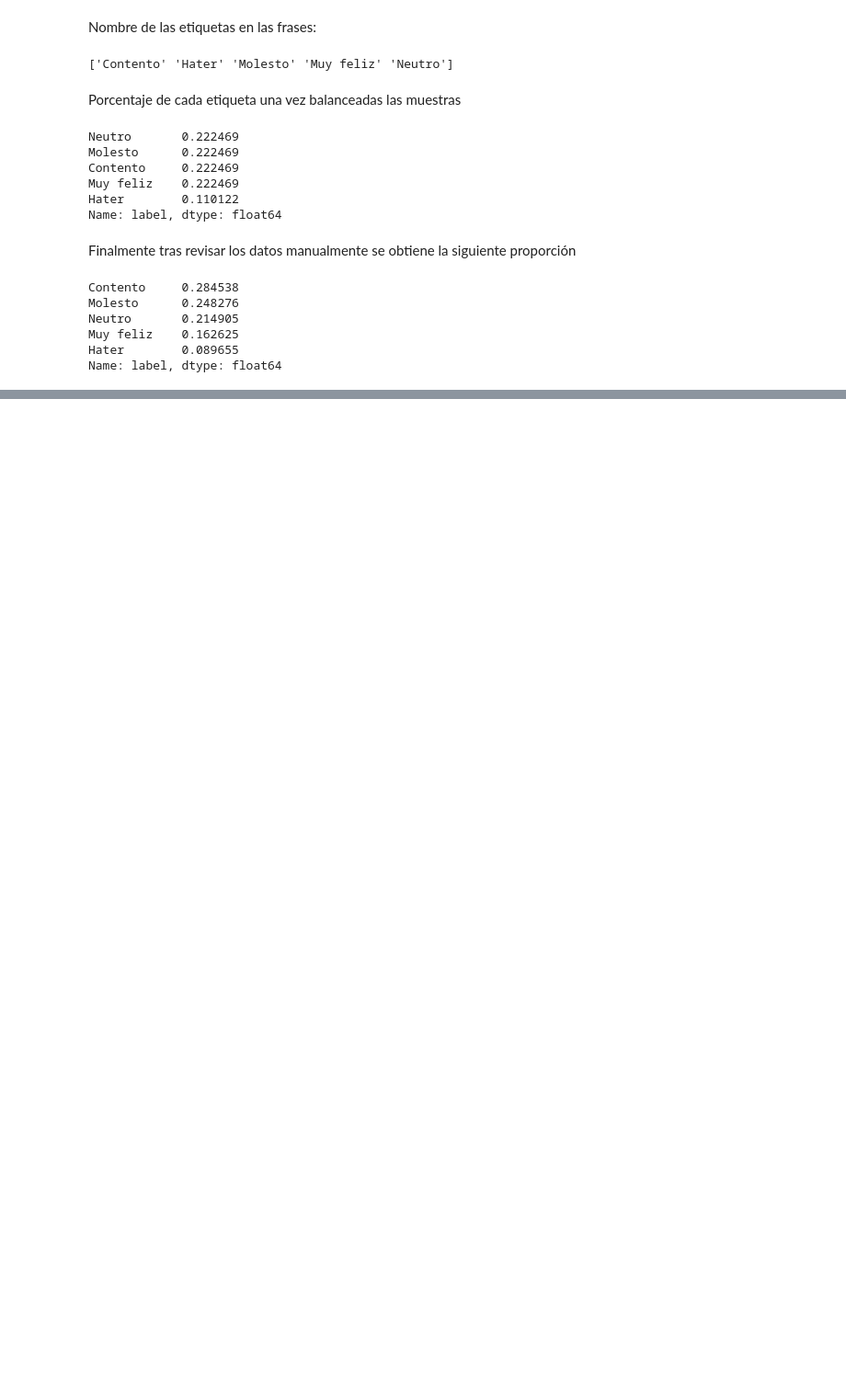
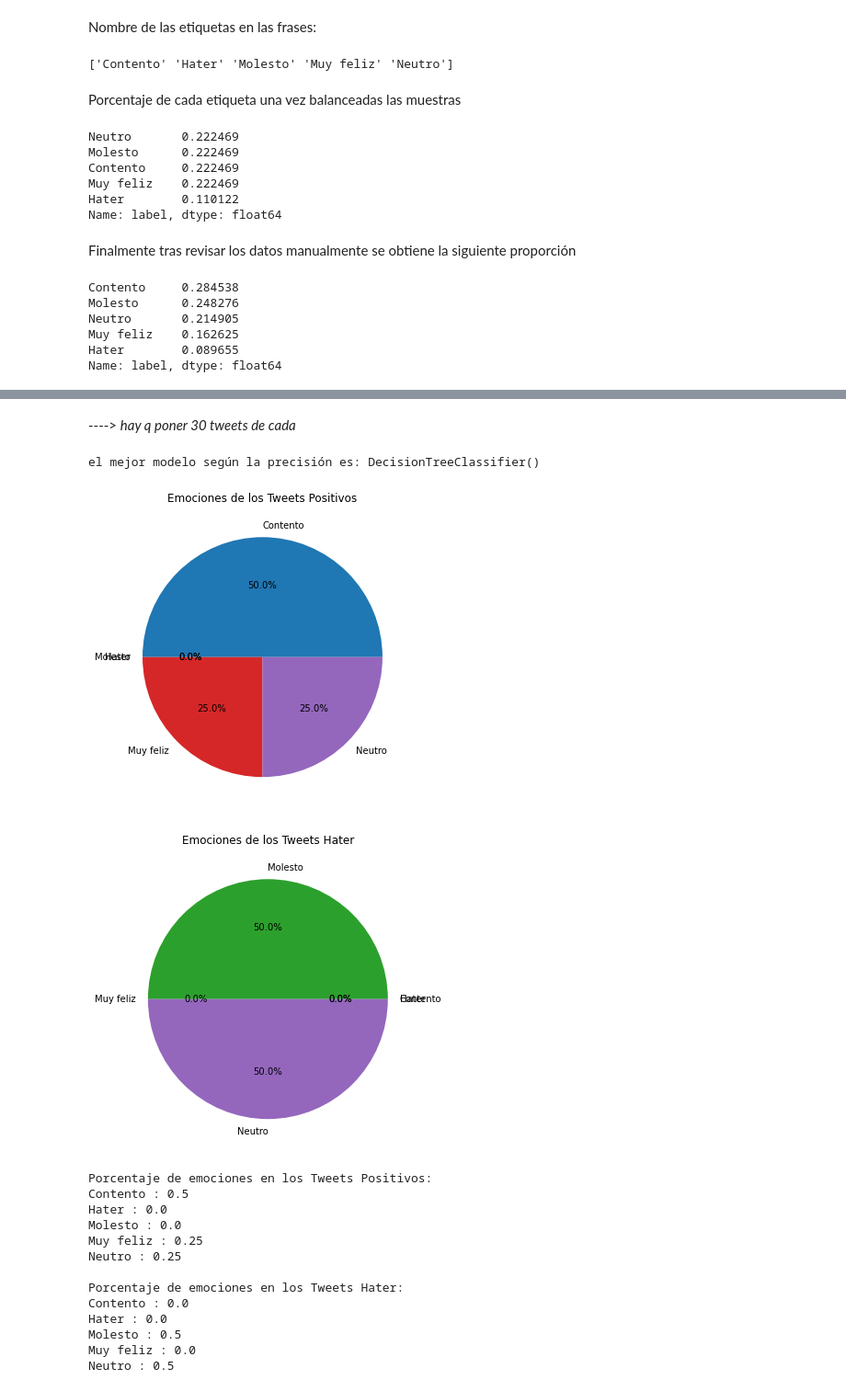
Before and after one commit to alejandromd/Analisis-De-Sentimientos, a Jupyter notebook: Proyecto.ipynb, the cells around one changed output, grey strips where cells are left out. Shown at 92% size. Cells and saved outputs as stored; diff of their text form; code cells hidden in the pictures; blank space fills up the shorter version.

```diff
--- a/Proyecto.ipynb
+++ b/Proyecto.ipynb
@@ -289,0 +418,11 @@ Name: label, dtype: float64
+# %%
+# Entrenar el modelo k-NN
+knn = KNeighborsClassifier()
+knn.fit(X_train, y_train)
+
+# Realizar predicciones en el conjunto de prueba
+predicciones = knn.predict(X_test)
+
+# Calcular la precisión del modelo
+precision = accuracy_score(y_test, predicciones)
+print("Precisión del modelo kNN:", precision)
@@ -289,0 +437,69 @@ Name: label, dtype: float64
+# %% [markdown]
+----> *hay q poner 30 tweets de cada*
+# %%
+print("el mejor modelo según la precisión es:",modelo)
+# %% [output]
+el mejor modelo según la precisión es: DecisionTreeClassifier()
+# %%
+# Obtener los últimos 30 tweets de la persona con mala fama (hater)
+tweets_hater = ['A reminder: the people in power don’t need conferences, treaties or agreements to start taking real climate action. They can start today.When enough people come together then change will come and we can achieve almost anything. So instead of looking for hope - start creating it.',
+'1/3 We live in a time of a climate emergency. We dont accept the status quo. We stop. We pause. We regenerate and restore. We create enough basic services for all.']
+
+# Obtener los últimos 30 tweets de la persona con valoración social positiva
+tweets_positivos = ['Which is your favourite?Tell me in the comments below 👇 Get the @livescore app and never miss a goal',
+'Great team spirit to come back and win it!Big thank you to the fans that stood with us when we most needed ! 🙌🏻 💛💙',
+'Proud to extend my partnership with @herbalife as we enter a new era together. Thank you for fueling my performance over the years in the gym and on the field #CR7Drive #LiveYourBestLife'
+'For a chance to win my signed shirt, enter below and download the free @livescore app',
+'Excited to visit the new @_Jacobandco boutique in Riyad, Saudi Arabia! Thank you Jacob Arabo for the warm welcome.']
+
+# Entrenar el modelo seleccionado
+modelo.fit(X_train, y_train)
+
+# Realizar predicciones en los tweets positivos
+predicciones_positivos = modelo.predict(vectorizer.transform(tweets_positivos))
+
+# Realizar predicciones en los tweets hater
+predicciones_hater = modelo.predict(vectorizer.transform(tweets_hater))
+
+# Calcular el porcentaje de cada etiqueta en las predicciones de los tweets positivos
+porcentaje_positivos = {etiqueta: (predicciones_positivos == etiqueta).mean() for etiqueta in modelo.classes_}
+
+# Calcular el porcentaje de cada etiqueta en las predicciones de los tweets hater
+porcentaje_hater = {etiqueta: (predicciones_hater == etiqueta).mean() for etiqueta in modelo.classes_}
+
+# Generar el pie chart de las emociones de los tweets positivos
+plt.figure(figsize=(6, 6))
+plt.pie(list(porcentaje_positivos.values()), labels=list(porcentaje_positivos.keys()), autopct='%1.1f%%')
+plt.title("Emociones de los Tweets Positivos")
+plt.show()
+
+# Generar el pie chart de las emociones de los tweets hater
+plt.figure(figsize=(6, 6))
+plt.pie(list(porcentaje_hater.values()), labels=list(porcentaje_hater.keys()), autopct='%1.1f%%')
+plt.title("Emociones de los Tweets Hater")
+plt.show()
+
+# Imprimir los resultados
+print("Porcentaje de emociones en los Tweets Positivos:")
+for etiqueta, porcentaje in porcentaje_positivos.items():
+    print(etiqueta, ":", porcentaje)
+
+print("\nPorcentaje de emociones en los Tweets Hater:")
+for etiqueta, porcentaje in porcentaje_hater.items():
+    print(etiqueta, ":", porcentaje)
+# %% [output]
+[figure, added]
+[figure, added]
+Porcentaje de emociones en los Tweets Positivos:
+Contento : 0.5
+Hater : 0.0
+Molesto : 0.0
+Muy feliz : 0.25
+Neutro : 0.25
+
+Porcentaje de emociones en los Tweets Hater:
+Contento : 0.0
+Hater : 0.0
+Molesto : 0.5
+Muy feliz : 0.0
+Neutro : 0.5
```
Also changed, not shown: parts of 18 cells of this notebook.
